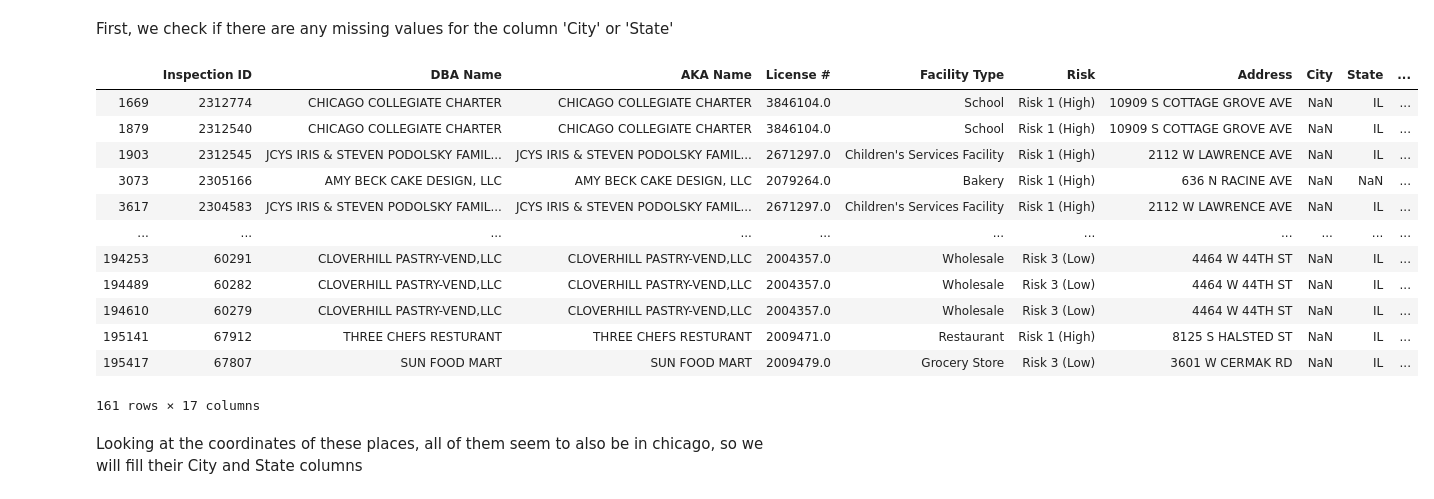
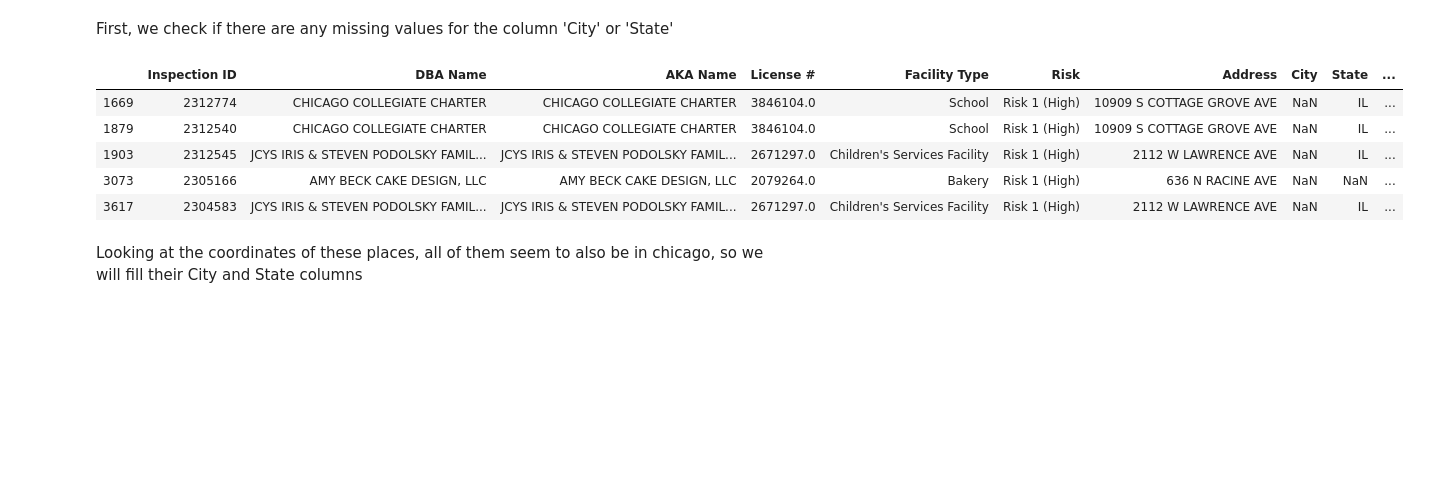
Before and after one commit to aaag97/ada-2019-project-databusters, a Jupyter notebook: Data Cleaning.ipynb, the cells around one changed output. Saved outputs shown, nothing was run; the diff lists cells and outputs as text; code cells hidden in the pictures; blank space fills up the shorter version.

```diff
--- a/Data Cleaning.ipynb
+++ b/Data Cleaning.ipynb
@@ -131,21 +137,14 @@ Let's examine if the whole dataset is relevent to the study we are conducting by
 First, we check if there are any missing values for the column 'City' or 'State'
 # %%
 #Investigate the state=nan and city=nan restaurants
-inspections[pd.isnull(inspections.State) | pd.isnull(inspections.City)]
+inspections[pd.isnull(inspections.State) | pd.isnull(inspections.City)].head()
 # %% [output]
 |  | Inspection ID | DBA Name | AKA Name | License # | Facility Type | Risk | Address | City | State | ... |
 | 1669 | 2312774 | CHICAGO COLLEGIATE CHARTER | CHICAGO COLLEGIATE CHARTER | 3846104.0 | School | Risk 1 (High) | 10909 S COTTAGE GROVE AVE | NaN | IL | ... |
 | 1879 | 2312540 | CHICAGO COLLEGIATE CHARTER | CHICAGO COLLEGIATE CHARTER | 3846104.0 | School | Risk 1 (High) | 10909 S COTTAGE GROVE AVE | NaN | IL | ... |
 | 1903 | 2312545 | JCYS IRIS & STEVEN PODOLSKY FAMIL... | JCYS IRIS & STEVEN PODOLSKY FAMIL... | 2671297.0 | Children's Services Facility | Risk 1 (High) | 2112 W LAWRENCE AVE | NaN | IL | ... |
 | 3073 | 2305166 | AMY BECK CAKE DESIGN, LLC | AMY BECK CAKE DESIGN, LLC | 2079264.0 | Bakery | Risk 1 (High) | 636 N RACINE AVE | NaN | NaN | ... |
 | 3617 | 2304583 | JCYS IRIS & STEVEN PODOLSKY FAMIL... | JCYS IRIS & STEVEN PODOLSKY FAMIL... | 2671297.0 | Children's Services Facility | Risk 1 (High) | 2112 W LAWRENCE AVE | NaN | IL | ... |
-| ... | ... | ... | ... | ... | ... | ... | ... | ... | ... | ... |
-| 194253 | 60291 | CLOVERHILL PASTRY-VEND,LLC | CLOVERHILL PASTRY-VEND,LLC | 2004357.0 | Wholesale | Risk 3 (Low) | 4464 W 44TH ST | NaN | IL | ... |
-| 194489 | 60282 | CLOVERHILL PASTRY-VEND,LLC | CLOVERHILL PASTRY-VEND,LLC | 2004357.0 | Wholesale | Risk 3 (Low) | 4464 W 44TH ST | NaN | IL | ... |
-| 194610 | 60279 | CLOVERHILL PASTRY-VEND,LLC | CLOVERHILL PASTRY-VEND,LLC | 2004357.0 | Wholesale | Risk 3 (Low) | 4464 W 44TH ST | NaN | IL | ... |
-| 195141 | 67912 | THREE CHEFS RESTURANT | THREE CHEFS RESTURANT | 2009471.0 | Restaurant | Risk 1 (High) | 8125 S HALSTED ST | NaN | IL | ... |
-| 195417 | 67807 | SUN FOOD MART | SUN FOOD MART | 2009479.0 | Grocery Store | Risk 3 (Low) | 3601 W CERMAK RD | NaN | IL | ... |
-161 rows × 17 columns
 # %% [markdown]
 Looking at the coordinates of these places, all of them seem to also be in chicago, so we will fill their City and State columns
 # %%
```
Also changed, not shown: parts of 50 cells of this notebook.
